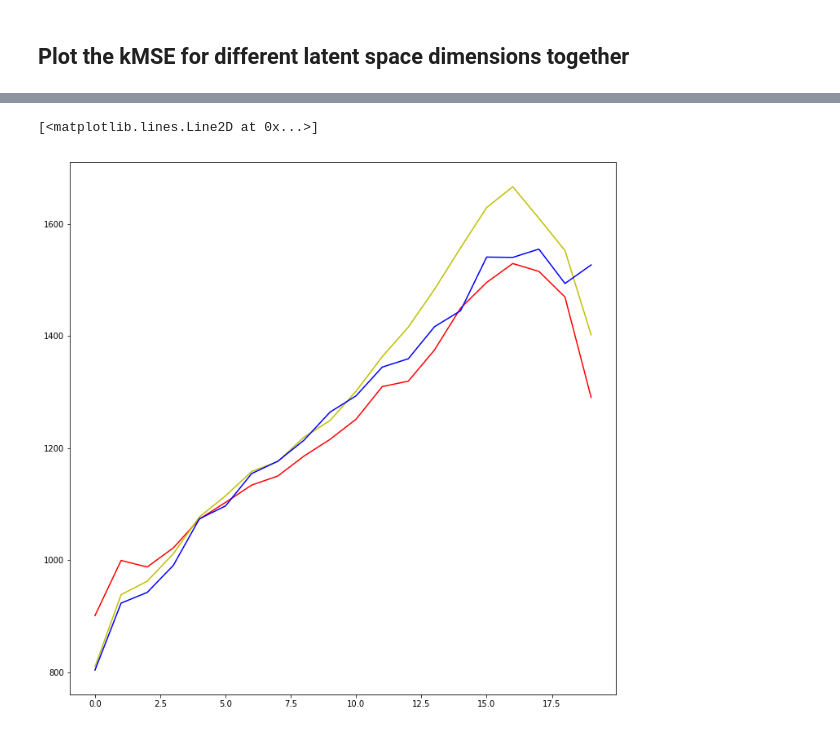
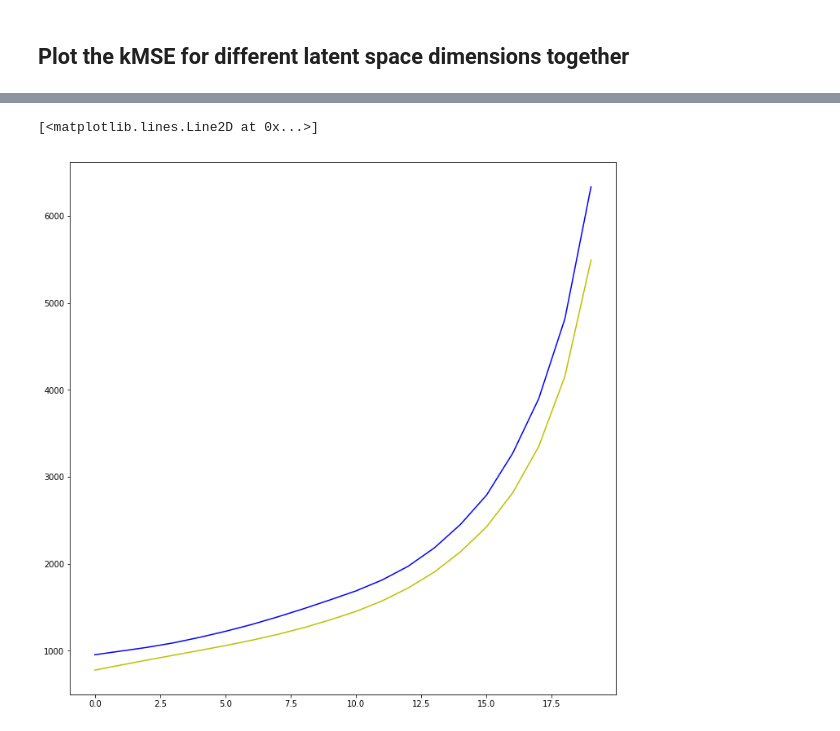
Before and after one commit to dhernandd/supervind, a Jupyter notebook: notebooks/ziqiang.ipynb, the cells around one changed output, grey strips where cells are left out. Cells and saved outputs as stored; diff of their text form; code cells hidden in the pictures.

```diff
--- a/notebooks/ziqiang.ipynb
+++ b/notebooks/ziqiang.ipynb
@@ -46,7 +46,7 @@ saver = tf.train.import_meta_graph(metafile)
 
 ## Store all predictions in `Ypreds`
 # %%
-rslt_dir = '/Users/danielhernandez/work/supervind/rslts/ziqiang/_D180402_1512/'
+rslt_dir = '/Users/danielhernandez/work/supervind/rslts/ziqiang/_D180402_1807/'
 sess = tf.Session()
 saver.restore(sess, tf.train.latest_checkpoint(rslt_dir))
 k = 20
@@ -88,7 +88,7 @@ with sess.as_default():
         Ypreds[1, j] = outY1
         Ypreds[2, j] = outY2
 
-        kMSE[0, j] = np.sum((Yvalid[j:] - outY0[:-j])**2)/(len(Yvalid)-j)
-        kMSE[1, j] = np.sum((Yvalid[j:] - outY1[:-j])**2)/(len(Yvalid)-j)
-        kMSE[2, j] = np.sum((Yvalid[j:] - outY2[:-j])**2)/(len(Yvalid)-j)
+        kMSE[0, j] = np.sum((Yvalid[:,j:] - outY0[:,:-j])**2)/(len(Yvalid)-j)
+        kMSE[1, j] = np.sum((Yvalid[:,j:] - outY1[:,:-j])**2)/(len(Yvalid)-j)
+        kMSE[2, j] = np.sum((Yvalid[:,j:] - outY2[:,:-j])**2)/(len(Yvalid)-j)
 # %% [output]
@@ -213,0 +183,27 @@ INFO:tensorflow:Restoring parameters from /Users/danielhernandez/work/supervind/
+# %%
+rslt_dir = '/Users/danielhernandez/work/supervind/rslts/ziqiang/_D180404_1531/'
+sess_a = tf.Session()
+saver.restore(sess_a, tf.train.latest_checkpoint(rslt_dir))
+k = 20
+fpis = 9
+xd = 4
+Yvalid_shp_a = Yvalid.shape
+Ypreds_a = np.zeros([fpis, k] + list(Yvalid_shp_a))
+Xpreds_a = np.zeros([fpis, k] + list(Yvalid_shp_a)[:-1] + [xd])
+kMSE_a = np.zeros((fpis, k))
+with sess_a.as_default():
+    # Note that >= 2 fixed-point iterations yield a good approximation to the fixed point
+    Xpreds_a[0, 0] = sess_a.run('VAEC/recog_nn_mu/MuX:0', feed_dict={'VAEC/Y:0' : Yvalid})
+    Ypreds_a[0,0] = sess_a.run('VAEC/obs_nn/outY:0', feed_dict={'VAEC/X:0' : Xpreds_a[0,0]})
+    kMSE_a[0, 0] = np.sum((Yvalid - Ypreds_a[0,0])**2)/len(Yvalid)
+    for i in range(1,fpis):
+        Xpreds_a[i, 0] = sess_a.run('VAEC/postX_ng:0', feed_dict={'VAEC/Y:0' : Yvalid, 'VAEC/X:0' : Xpreds_a[i-1,0]})
+        Ypreds_a[i,0] = sess_a.run('VAEC/obs_nn/outY:0', feed_dict={'VAEC/X:0' : Xpreds_a[i,0]})
+        kMSE_a[i, 0] = np.sum((Yvalid - Ypreds_a[i,0])**2)/len(Yvalid)
+
+    for j in range(1, k):
+        for i in range(fpis):
+            Aa = sess_a.run('VAEC/A:0', feed_dict={'VAEC/X:0' : Xpreds_a[i, j-1]})
+            Xpreds_a[i,j] = np.einsum('ijk,ijkl->ijl', Xpreds_a[i, j-1], Aa)
+            Ypreds_a[i,j] = sess_a.run('VAEC/obs_nn/outY:0', feed_dict={'VAEC/X:0' : Xpreds_a[i,j]})
+            kMSE_a[i, j] = np.sum((Yvalid[:,j:] - Ypreds_a[i,j,:,:-j])**2)/(len(Yvalid)-j)
@@ -216,9 +255,9 @@ INFO:tensorflow:Restoring parameters from /Users/danielhernandez/work/supervind/
 # %%
 plt.figure(figsize=(12,12))
-plt.plot(kMSE[1], color='r')
-plt.plot(kMSE[2], color='y')
+# plt.plot(kMSE[1], color='r')
+plt.plot(kMSE[2], color='y', label='linear')
 # plt.plot(kMSE_a[1], color='g')
 plt.plot(kMSE_a[2], color='b')
 # %% [output]
 [<matplotlib.lines.Line2D at 0x...>]
-[figure, old version]
+[figure, new version]
```
Also changed, not shown: parts of 17 cells of this notebook, 5 other files.
